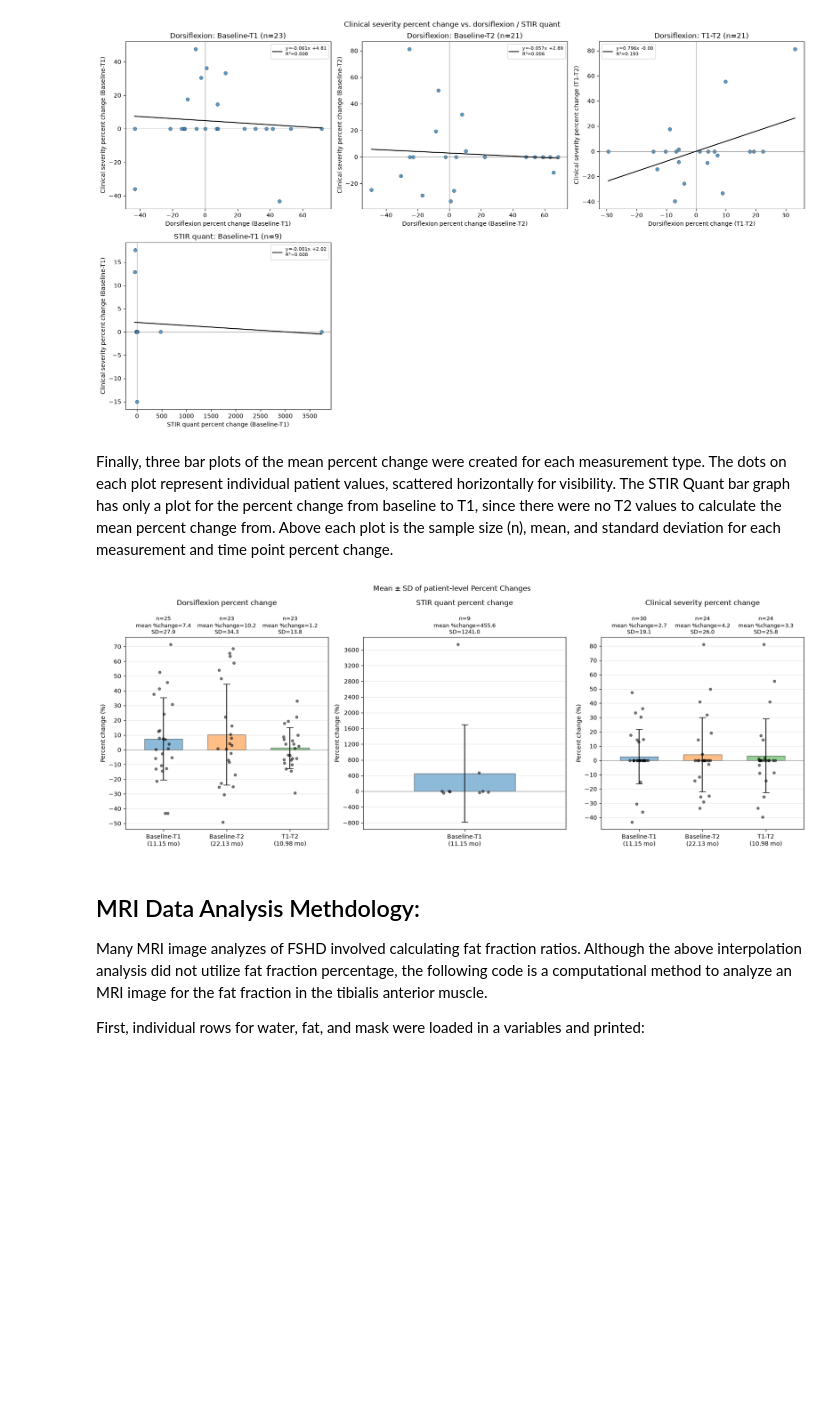
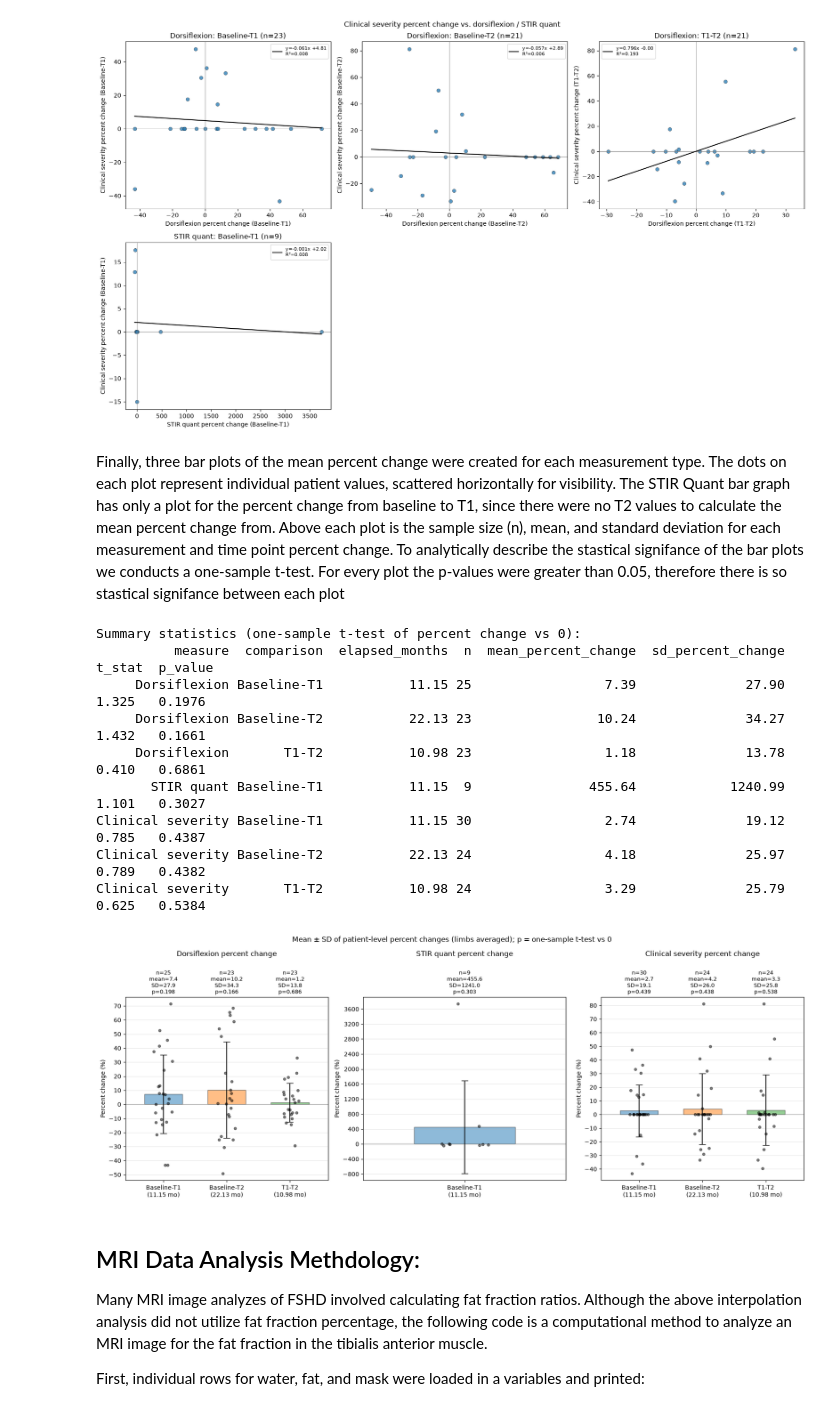
Before and after one commit to charlottelim3/bme2315module2, a Jupyter notebook: FSHD_Module2_Project_Team.ipynb, the cells around one changed output. Cells and saved outputs as stored; diff of their text form; code cells hidden in the pictures; blank space fills up the shorter version.

Commit message:
t-test

```diff
--- a/FSHD_Module2_Project_Team.ipynb
+++ b/FSHD_Module2_Project_Team.ipynb
@@ -385,58 +386,82 @@ Dorsiflexion       T1-T2 21  0.7955     0.4388 0.1925
   STIR quant Baseline-T1  9 -0.0007    -0.0907 0.0082
 [figure]
 # %% [markdown]
-Finally, three bar plots of the mean percent change were created for each measurement type. The dots on each plot represent individual patient values, scattered horizontally for visibility. The STIR Quant bar graph has only a plot for the percent change from baseline to T1, since there were no T2 values to calculate the mean percent change from. Above each plot is the sample size (n), mean, and standard deviation for each measurement and time point percent change.
+Finally, three bar plots of the mean percent change were created for each measurement type. The dots on each plot represent individual patient values, scattered horizontally for visibility. The STIR Quant bar graph has only a plot for the percent change from baseline to T1, since there were no T2 values to calculate the mean percent change from. Above each plot is the sample size (n), mean, and standard deviation for each measurement and time point percent change. To analytically describe the stastical signifance of the bar plots we conducts a one-sample t-test. For every plot the p-values were greater than 0.05, therefore there is so stastical signifance between each plot
 # %%
-# Mean +/- SD Plots ----------------------------------------------------------------
+# ---------------------------------------------------------------- mean +/- SD plots
+# One separate plot (panel) per measure. Each bar = mean, error bar = SD,
+# dots = individual patients. STIR only has Baseline-T1.
+# A one-sample t-test (H0: mean percent change = 0) is run for every bar.
 fig2, axes2 = plt.subplots(1, 3, figsize=(17, 6.5))
 rng = np.random.default_rng(3)
 summary_rows = []
 for ax, mkey in zip(axes2, ["dors", "stir", "severity"]):
     mname = NAMES[mkey]
     comps = [c for c in COMPARISONS if mkey != "stir" or c[4] == "b_t1"]
-    stat_trans = ax.get_xaxis_transform()
+    stat_trans = ax.get_xaxis_transform()        # x in data units, y in axes fraction
     ax.axhline(0, color="gray", linewidth=0.6)
     lo_all, hi_all = np.inf, -np.inf
     for i, (label, early, late, elapsed, ckey) in enumerate(comps):
         values = pct[f"{mkey}_{ckey}"].dropna()
         mean = values.mean() if len(values) else np.nan
         sd = values.std(ddof=1) if len(values) > 1 else np.nan
-        # summary_rows.append({"measure": mname, "comparison": label, "elapsed_months": elapsed,
-        #                      "n": len(values), "mean_percent_change": mean, "sd_percent_change": sd})
+
+        # One-sample t-test against 0 (needs at least 2 values and some variance).
+        if len(values) > 1 and values.nunique() > 1:
+            t_stat, p_val = stats.ttest_1samp(values, 0.0)
+        else:
+            t_stat, p_val = np.nan, np.nan
+
+        summary_rows.append({"measure": mname, "comparison": label, "elapsed_months": elapsed,
+                             "n": len(values), "mean_percent_change": mean, "sd_percent_change": sd,
+                             "t_stat": t_stat, "p_value": p_val})
         if values.empty:
             continue
         sd0 = 0.0 if np.isnan(sd) else sd
         ax.bar(i, mean, width=0.6, alpha=0.5, edgecolor="black")
         ax.errorbar(i, mean, yerr=sd0, fmt="none", ecolor="black", capsize=6)
         ax.scatter(i + rng.uniform(-0.15, 0.15, len(values)), values,
                    s=18, color="black", alpha=0.5, zorder=3)
-        # n / mean / SD printed above the plot area
-        ax.text(i, 1.01, f"n={len(values)}\nmean %change={mean:.1f}\nSD={sd0:.1f}",
+        # n / mean / SD / p printed above the plot area so they never overlap the data.
+        p_txt = "p=n/a" if np.isnan(p_val) else (f"p={p_val:.3f}" if p_val >= 0.001 else "p<0.001")
+        ax.text(i, 1.01, f"n={len(values)}\nmean={mean:.1f}\nSD={sd0:.1f}\n{p_txt}",
                 transform=stat_trans, ha="center", va="bottom", fontsize=9)
         lo_all = min(lo_all, values.min(), mean - sd0)
         hi_all = max(hi_all, values.max(), mean + sd0)
 
+    # Zoom the y-axis to this measure's data (points and SD bars) so extremes sit near top/bottom.
     if np.isfinite(lo_all):
         pad = 0.04 * (hi_all - lo_all) if hi_all > lo_all else 1.0
         ax.set_ylim(lo_all - pad, hi_all + pad)
     ax.yaxis.set_major_locator(MaxNLocator(nbins=15))   # more y-axis tick marks
     ax.grid(axis="y", alpha=0.3)
     ax.set_xticks(range(len(comps)))
     ax.set_xticklabels([f"{c[0]}\n({c[3]:g} mo)" for c in comps], fontsize=10)
     ax.set_xlim(-0.6, len(comps) - 0.4)
     ax.set_ylabel("Percent change (%)")
-    ax.set_title(f"{mname} percent change", pad=55)
-fig2.suptitle("Mean \u00b1 SD of patient-level Percent Changes")
+    ax.set_title(f"{mname} percent change", pad=70)   # extra room for the p-value line
+fig2.suptitle("Mean \u00b1 SD of patient-level percent changes (limbs averaged); "
+              "p = one-sample t-test vs 0")
 fig2.tight_layout()
-# fig2.savefig("mean_sd_plots.png", dpi=150)
+fig2.savefig("mean_sd_plots.png", dpi=150)
 
-# summary = pd.DataFrame(summary_rows)
-# summary.to_csv("summary_stats.csv", index=False)
-# print("\nSummary statistics:")
-# print(summary.round(2).to_string(index=False))
+summary = pd.DataFrame(summary_rows)
+summary.to_csv("summary_stats.csv", index=False)
+print("\nSummary statistics (one-sample t-test of percent change vs 0):")
+print(summary.round({"elapsed_months": 2, "mean_percent_change": 2, "sd_percent_change": 2,
+                     "t_stat": 3, "p_value": 4}).to_string(index=False))
 plt.show()
 # %% [output]
+Summary statistics (one-sample t-test of percent change vs 0):
+          measure  comparison  elapsed_months  n  mean_percent_change  sd_percent_change  t_stat  p_value
+     Dorsiflexion Baseline-T1           11.15 25                 7.39              27.90   1.325   0.1976
+     Dorsiflexion Baseline-T2           22.13 23                10.24              34.27   1.432   0.1661
+     Dorsiflexion       T1-T2           10.98 23                 1.18              13.78   0.410   0.6861
+       STIR quant Baseline-T1           11.15  9               455.64            1240.99   1.101   0.3027
+Clinical severity Baseline-T1           11.15 30                 2.74              19.12   0.785   0.4387
+Clinical severity Baseline-T2           22.13 24                 4.18              25.97   0.789   0.4382
+Clinical severity       T1-T2           10.98 24                 3.29              25.79   0.625   0.5384
-[figure, old version]
+[figure, new version]
 # %% [markdown]
 ## MRI Data Analysis Methdology:
 Many MRI image analyzes of FSHD involved calculating fat fraction ratios. Although the above interpolation analysis did not utilize fat fraction percentage, the following code is a computational method to analyze an MRI image for the fat fraction in the tibialis anterior muscle.
```
Also changed, not shown: parts of 2 cells of this notebook, 5 other files.
